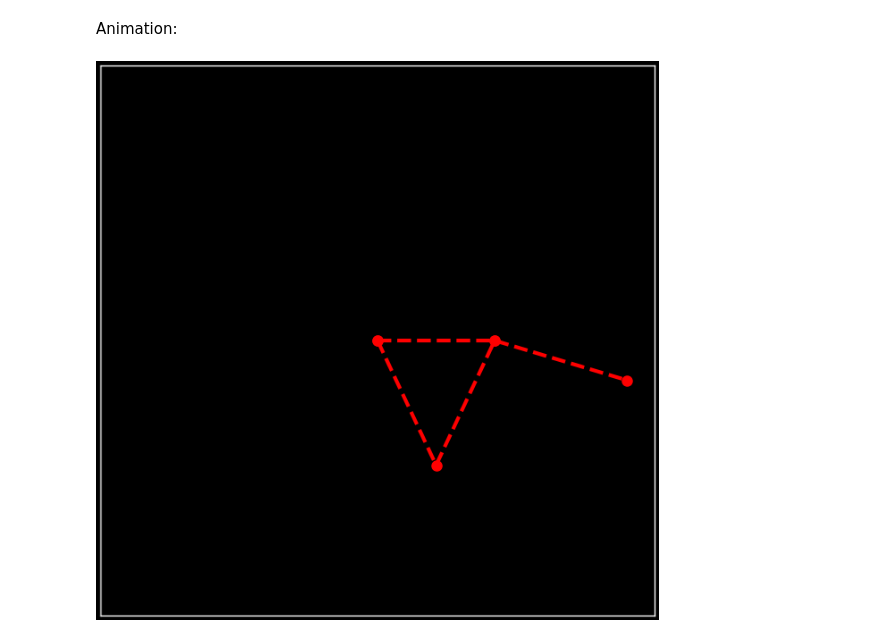
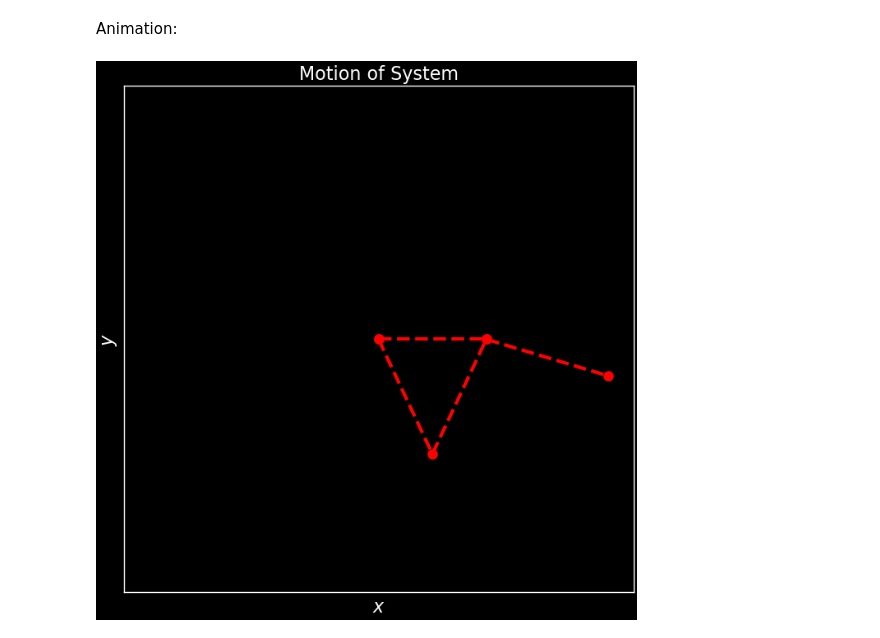
Before and after one commit to Siddhantshimpi/Siddhantshimpi, a Jupyter notebook: Physics/lagrangian_mech.ipynb, the cells around one changed output. Saved outputs shown, nothing was run; the diff lists cells and outputs as text; code cells hidden in the pictures.

```diff
--- a/Physics/lagrangian_mech.ipynb
+++ b/Physics/lagrangian_mech.ipynb
@@ -96,21 +96,26 @@ x1, y1, x2, y2, x3, y3 = get_position(t, ans.T[0], ans.T[2], l1, l2) # REPLACE
 # %%
 def animate(i):
     ln1.set_data([0, x1[i], x2[i], x3[i]], [0, y1[i], y2[i], y3[i]])
     ln2.set_data([0, x2[i]], [0, y2[i]])
 
 fig, ax = plt.subplots(1, 1, figsize = (8, 8))
 
 ax.set_facecolor('k')
+ax.set_title('Motion of System')
+
+ax.set_xlabel(r'$x$')
+ax.set_ylabel(r'$y$')
+
 ax.get_xaxis().set_ticks([])
 ax.get_yaxis().set_ticks([])
 
 ln1, = plt.plot([], [], 'ro--', lw = 3, markersize = 8)
 ln2, = plt.plot([], [], 'ro--', lw = 3, markersize = 8)
 
 ax.set_xlim(-2, 2)
 ax.set_ylim(-2, 2)
 
 ani = animation.FuncAnimation(fig, animate, frames = 1000, interval = 50)
-ani.save('pen.gif', writer = 'pillow', fps = 25)
+ani.save('..\Media\pen.gif', writer = 'pillow', fps = 25)
 # %% [output]
-[figure, old version]
+[figure, new version]
```
Also changed, not shown: parts of 1 cell of this notebook, 7 other files.
